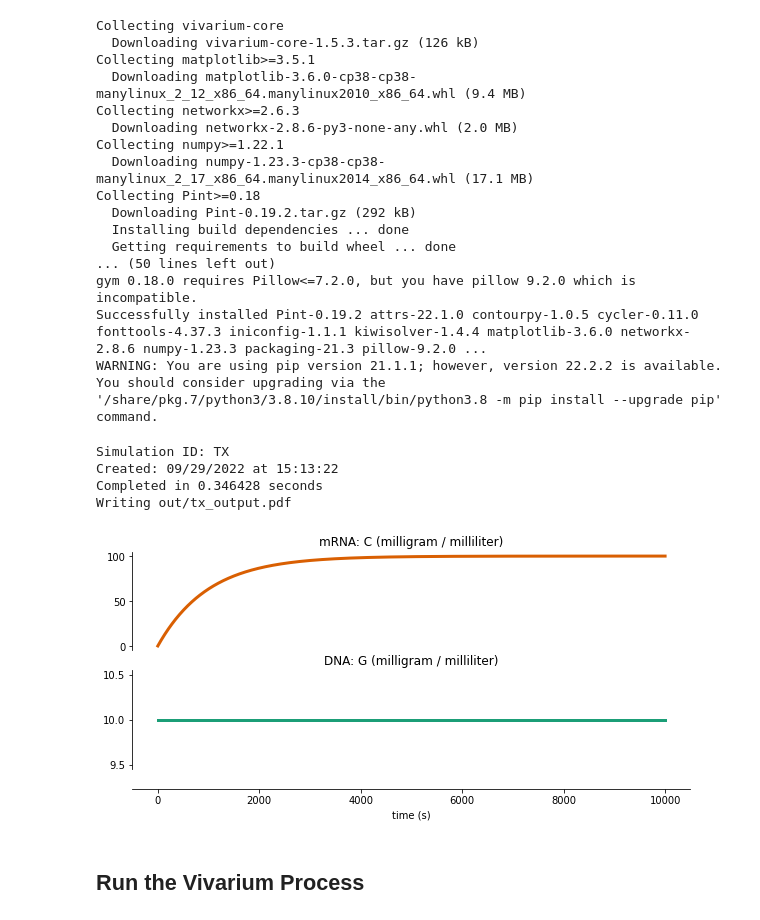
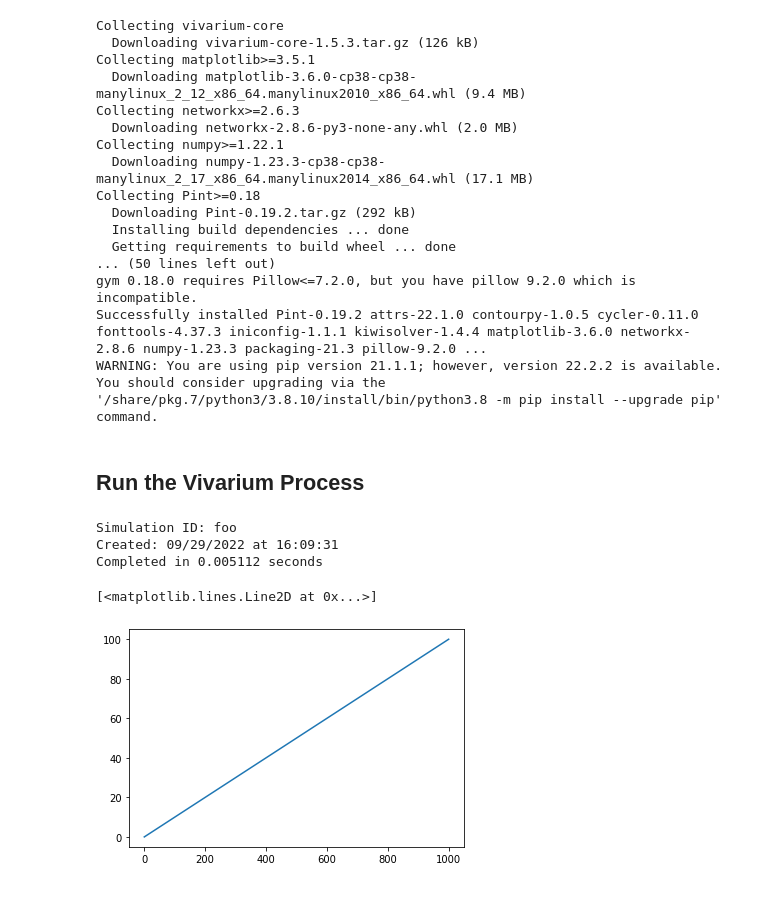
Before and after one commit to segrelab/vivarium-comets, a Jupyter notebook: dev.ipynb, the cells around one changed output. Drawn from its saved outputs; the diff is of its cells as text; code cells hidden in the pictures.

```diff
--- a/dev.ipynb
+++ b/dev.ipynb
@@ -265,22 +193,0 @@ tx_initial_state = {
-# %%
-# initialize
-tx_process = Tx(tx_config)
-
-# make the experiment
-tx_exp = process_in_experiment(
-    tx_process, tx_sim_settings, tx_initial_state)
-
-# run
-tx_exp.update(10000)
-
-# retrieve the data as a timeseries
-tx_output = tx_exp.emitter.get_timeseries()
-
-# plot
-fig = plot_variables(tx_output,  **tx_plot_config)
-# %% [output]
-Simulation ID: TX
-Created: 09/29/2022 at 15:13:22
-Completed in 0.346428 seconds
-Writing out/tx_output.pdf
-[figure, removed]
@@ -287,2 +230,31 @@ Writing out/tx_output.pdf
 # %% [markdown]
 ## Run the Vivarium Process
+# %%
+comets_config = {'time_step': 1}
+comets_sim_settings = {
+    'experiment_id': 'foo'}
+comets_initial_state = {
+    'Biomass': {'ecoli_biomass': 0.0}}
+# %%
+# initialize
+comets_process = Comets(comets_config)
+
+# make the experiment
+comets_exp = process_in_experiment(
+    comets_process, comets_sim_settings, comets_initial_state)
+
+# run
+comets_exp.update(100)
+# %% [output]
+Simulation ID: foo
+Created: 09/29/2022 at 16:09:31
+Completed in 0.005112 seconds
+# %%
+# retrieve the data as a timeseries
+comets_output = comets_exp.emitter.get_timeseries()
+
+# plot
+plt.plot(comets_output['Biomass']['ecoli_biomass'], comets_output['time'])
+# %% [output]
+[<matplotlib.lines.Line2D at 0x...>]
+[figure, added]
```
Also changed, not shown: parts of 6 cells of this notebook.
